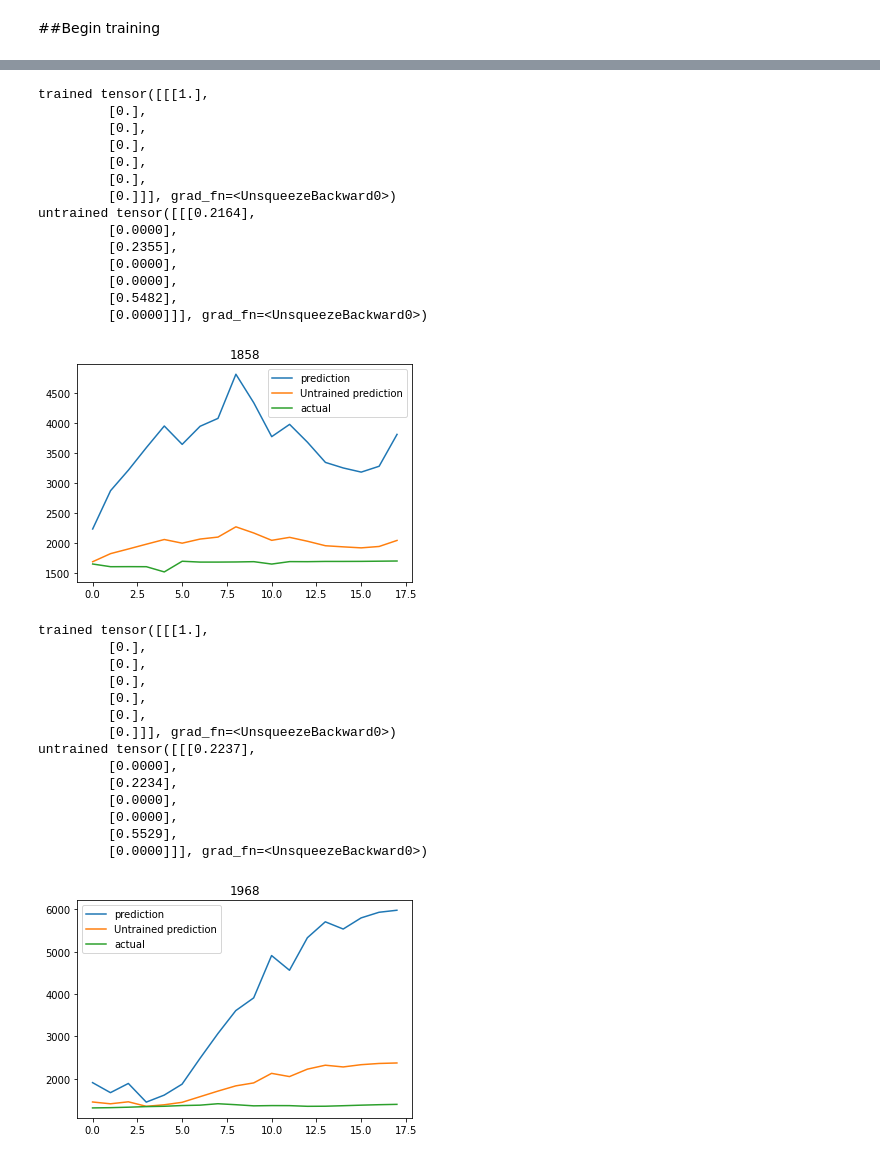
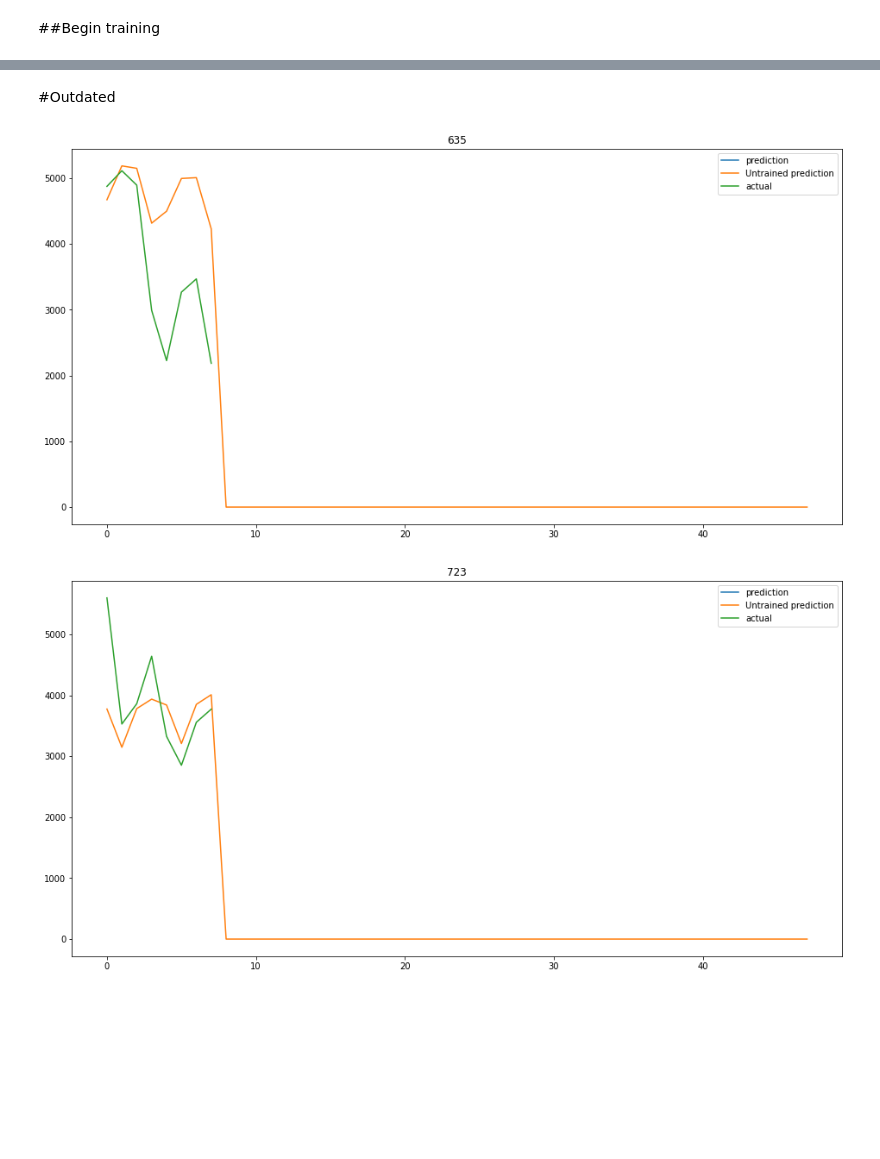
Before and after one commit to kjartankrange/IT3105, a Jupyter notebook: weight_net.ipynb, the cells around one changed output, grey strips where cells are left out. Drawn from its saved outputs; the diff is of its cells as text; code cells hidden in the pictures; blank space fills up the shorter version.

```diff
--- a/weight_net.ipynb
+++ b/weight_net.ipynb
@@ -77,3 +76,0 @@ def batch_creator(pd_dataframe, batch_size):
-# %%
-minmax_scaler = MinMaxScaler(feature_range=(-1,1))
-minmax_scaler.fit(training_data.loc[:, "frequency":"seas_acf1"].to_numpy())
@@ -98,5 +154,0 @@ MinMaxScaler(feature_range=(-1, 1))
-# %%
-inputs, forecasts, actuals = feature_extractor(training_data.iloc[[109]], "m", "minmax")
-#print("LAst input", inputs)
-y_pred = net(inputs).unsqueeze(2)
-print(y_pred)
@@ -198,12 +278,0 @@ def training(training_data, validation_data, net, epochs, batch_size, loss_funct
-# %%
-#training_data = pd.read_csv("Monthly-train.csv")
-#validation_data = pd.read_csv("validation-train.csv")
-epochs = 50
-batch_size = 10
-
-net = Dense_net(20, 7)
-net.train()
-print(net)
-loss_function_code = "sm" #c, sm or mse
-
-training(training_data, None, net, epochs, batch_size, loss_function_code ,print_timing=10)
@@ -217,4 +278,0 @@ Dense_net(
-# %%
-inputs, forecasts, actuals = feature_extractor(training_data.iloc[[12]], "m", "minmax")
-y_pred = net(inputs).unsqueeze(2)
-print(y_pred)
@@ -230,54 +359,33 @@ tensor([[[0.],
+# %% [markdown]
+#Outdated
 # %%
-net_untrained = Dense_net(20, 7)
+net_untrained = Dense_net(42,9)
+plt.rcParams["figure.figsize"] = (16,8)
+def plot_some_forecast_and_actuals(net, n_plots):
 
-def plot_some_forecast_and_actuals(n_plots):
     for i in random.sample(range(5000), k=n_plots):
-      inputs, forecasts, actuals = feature_extractor(training_data.iloc[[i]], "m", "minmax")
+
+      inputs, forecasts, actuals, mask = feature_extractor(meta_train.iloc[[i]], "m", "minmax")
       y_pred = net(inputs).unsqueeze(2)
       y_pred_2 = net_untrained(inputs).unsqueeze(2)
 
       #print("trained", y_pred)
       #print("untrained", y_pred_2)
+
+
+      method_forecast_tup = []
 
       predictions = torch.matmul(forecasts, y_pred).squeeze(2)
       predictions_un = torch.matmul(forecasts, y_pred_2).squeeze(2)
 
       plt.title(i)
       plt.plot(predictions.detach().numpy()[0], label="prediction")
       plt.plot(predictions_un.detach().numpy()[0], label="Untrained prediction")
       plt.plot(actuals.detach().numpy()[0], label="actual")
       plt.legend()
       plt.show()
 
-plot_some_forecast_and_actuals(3)
+plot_some_forecast_and_actuals(net, 3)
 # %% [output]
-trained tensor([[[1.],
-         [0.],
-         [0.],
-         [0.],
-         [0.],
-         [0.],
-         [0.]]], grad_fn=<UnsqueezeBackward0>)
-untrained tensor([[[0.2164],
-         [0.0000],
-         [0.2355],
-         [0.0000],
-         [0.0000],
-         [0.5482],
-         [0.0000]]], grad_fn=<UnsqueezeBackward0>)
-[figure, old version]
+[figure, new version]
-trained tensor([[[1.],
-         [0.],
-         [0.],
-         [0.],
-         [0.],
-         [0.],
-         [0.]]], grad_fn=<UnsqueezeBackward0>)
-untrained tensor([[[0.2237],
-         [0.0000],
-         [0.2234],
-         [0.0000],
-         [0.0000],
-         [0.5529],
-         [0.0000]]], grad_fn=<UnsqueezeBackward0>)
-[figure, old version]
+[figure, new version]
```
Also changed, not shown: parts of 34 cells of this notebook.
